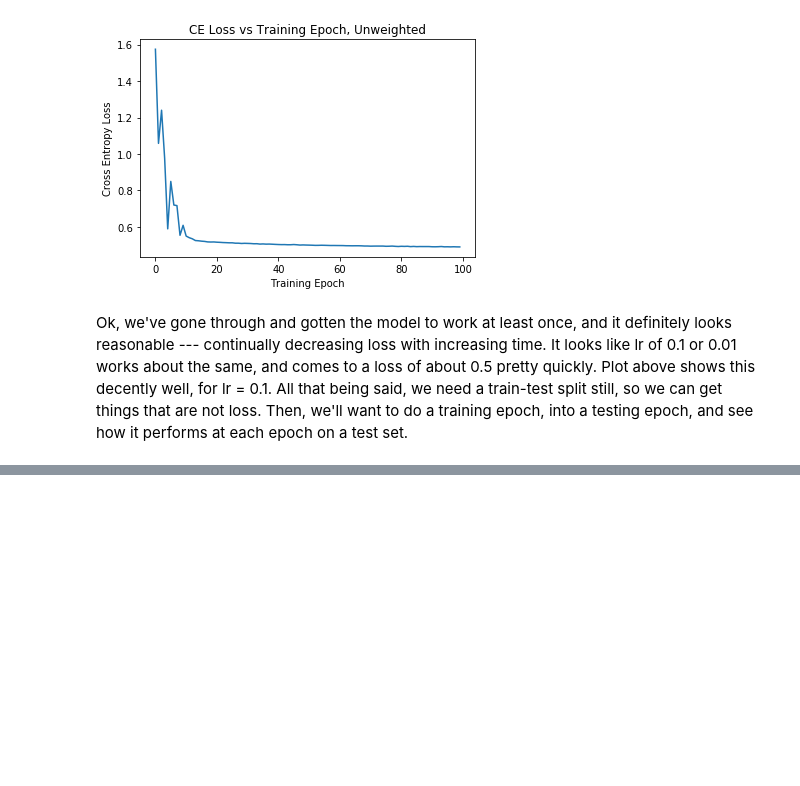
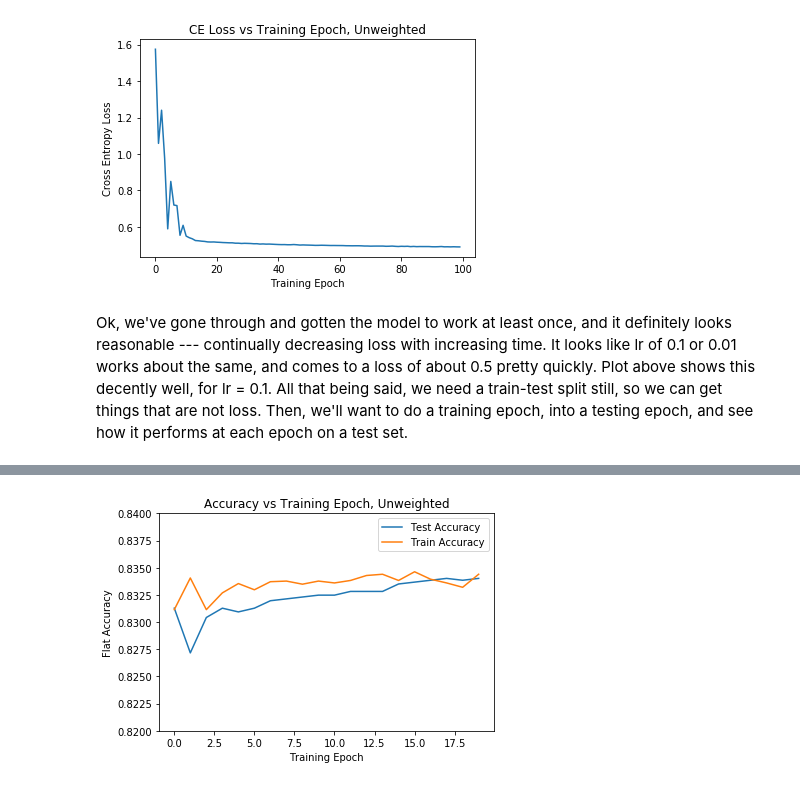
Before and after one commit to JonathanOnorato/BERT_Explore, a Jupyter notebook: BERTplusClassifier.ipynb, the cells around one changed output, grey strips where cells are left out. Drawn from its saved outputs; the diff is of its cells as text; code cells hidden in the pictures; blank space fills up the shorter version.

```diff
--- a/BERTplusClassifier.ipynb
+++ b/BERTplusClassifier.ipynb
@@ -1380,0 +1363,2 @@ TypeError: dropout(): argument 'input' (position 1) must be Tensor, not list
+# %%
+list_o_weights = (sum(key_count_list)/(len(label_mapping.keys())*key_count_list))
@@ -1380,0 +1369,24 @@ TypeError: dropout(): argument 'input' (position 1) must be Tensor, not list
+# %%
+list_o_weights[0] = 0
+# %%
+#Gotta multiply the classifier weight by our calculated weight values for each vector weight.
+#list_o_weights is my previously calculated weight list set.
+#I have no idea if position 0 in classifier.weight is weight for classification 0. I bet it is, but should check.
+#Make our new blank canvas tensor
+temp_tensor = torch.empty((len(set(small_label_mapping.values())), 768), requires_grad = True)
+#Initialize our tensor with standard xavier_normal equation
+torch.nn.init.xavier_normal_(temp_tensor)
+print(temp_tensor)
+#Turn off grad calcs so we don't track our weight changes.
+#Then, we want to multiply the absolute weights from xavier init by our weight list calced earlier to get our
+#final model weight values
+with torch.no_grad():
+    for i in range(len(temp_tensor)):
+        temp_tensor[i] = (temp_tensor[i] * list_o_weights[i])
+#Check that the tensor got updated correctly
+print(temp_tensor)
+#Update the classifier weight with the new tensor
+weighted_net.classifier.weight = torch.nn.Parameter(temp_tensor, requires_grad = True)
+
+#Make sure it got updated correctly
+print(weighted_net.classifier.weight)
@@ -1380,0 +1410,3 @@ TypeError: dropout(): argument 'input' (position 1) must be Tensor, not list
+# %%
+#Set up what we'll use as an optimizer, and call it optimizer
+weighted_optimizer = optim.SGD(weighted_net.parameters(), lr = 0.1, momentum = 0.5)
@@ -1380,0 +1480,4 @@ TypeError: dropout(): argument 'input' (position 1) must be Tensor, not list
+# %%
+plot_accuracy(test_accuracy_tracker, train_accuracy_tracker, 0.82, 0.84)
+# %% [output]
+[figure, added]
```
Also changed, not shown: parts of 87 cells of this notebook.
